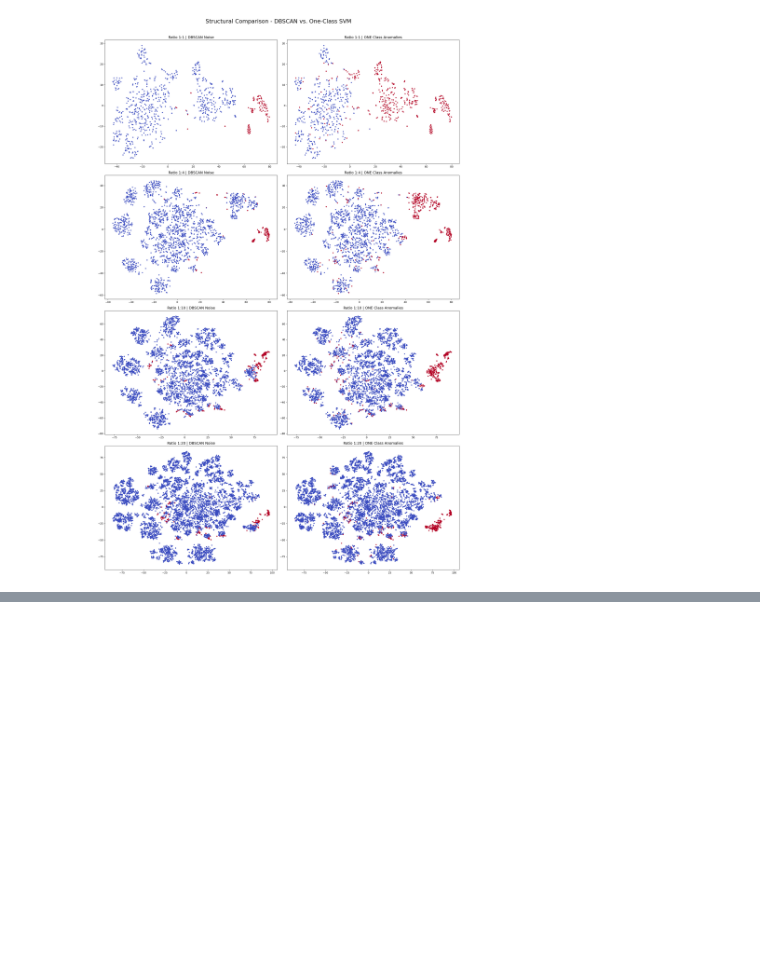
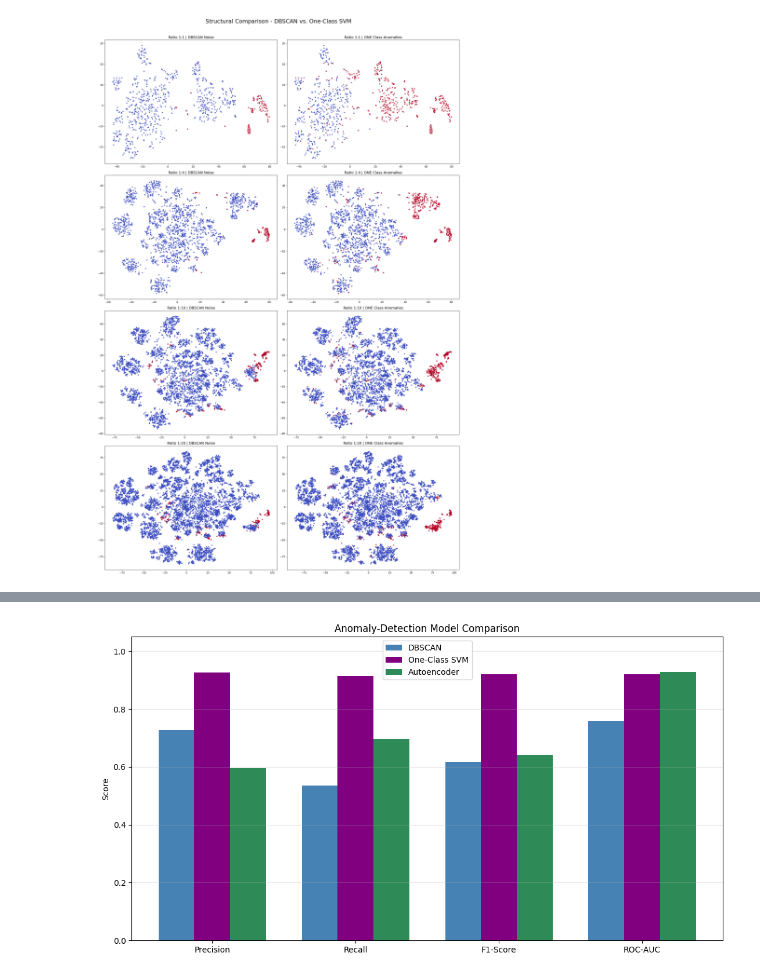
Before and after one commit to 3bd005/Credit-Card-Fraud-Detection, a Jupyter notebook: Fraud_detection.ipynb, the cells around one changed output, grey strips where cells are left out. Saved outputs shown, nothing was run; the diff lists cells and outputs as text; code cells hidden in the pictures; blank space fills up the shorter version.

```diff
--- a/pro.ipynb
+++ b/Fraud_detection.ipynb
@@ -517,0 +612,3 @@ OneClass_df
+# %%
+best_ocsvm = OneClass_df.iloc[0]
+best_ocsvm
@@ -578,0 +881,19 @@ plt.show()
+# %%
+metrics = ['Precision', 'Recall', 'F1-Score', 'ROC-AUC']
+x = np.arange(len(metrics))
+width = 0.25
+
+plt.figure(figsize=(11, 6))
+plt.bar(x - width, results.loc[0, metrics].values, width, label='DBSCAN', color='steelblue')
+plt.bar(x,results.loc[1, metrics].values, width, label='One-Class SVM', color='purple')
+plt.bar(x + width, results.loc[2, metrics].values, width, label='Autoencoder', color='seagreen')
+plt.xticks(x, metrics)
+plt.ylim(0, 1.05)
+plt.ylabel('Score')
+plt.title('Anomaly-Detection Model Comparison')
+plt.legend()
+plt.grid(axis='y', alpha=0.3)
+plt.tight_layout()
+plt.show()
+# %% [output]
+[figure, added]
```
Also changed, not shown: parts of 36 cells of this notebook.
